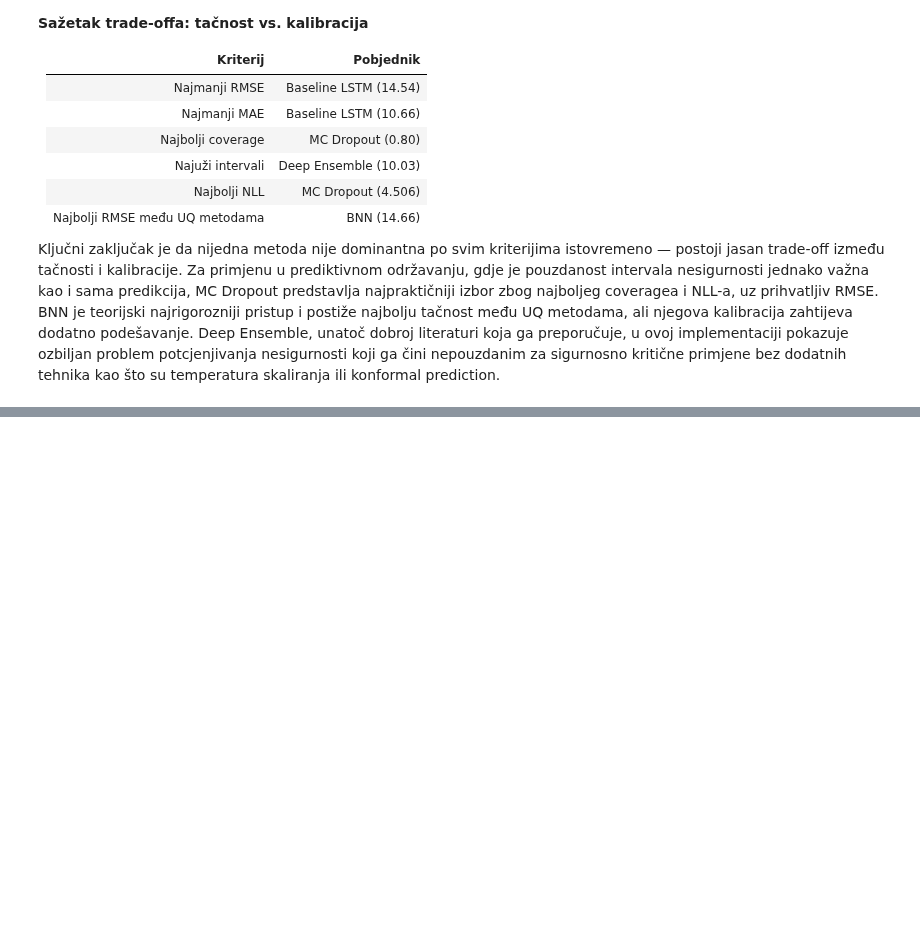
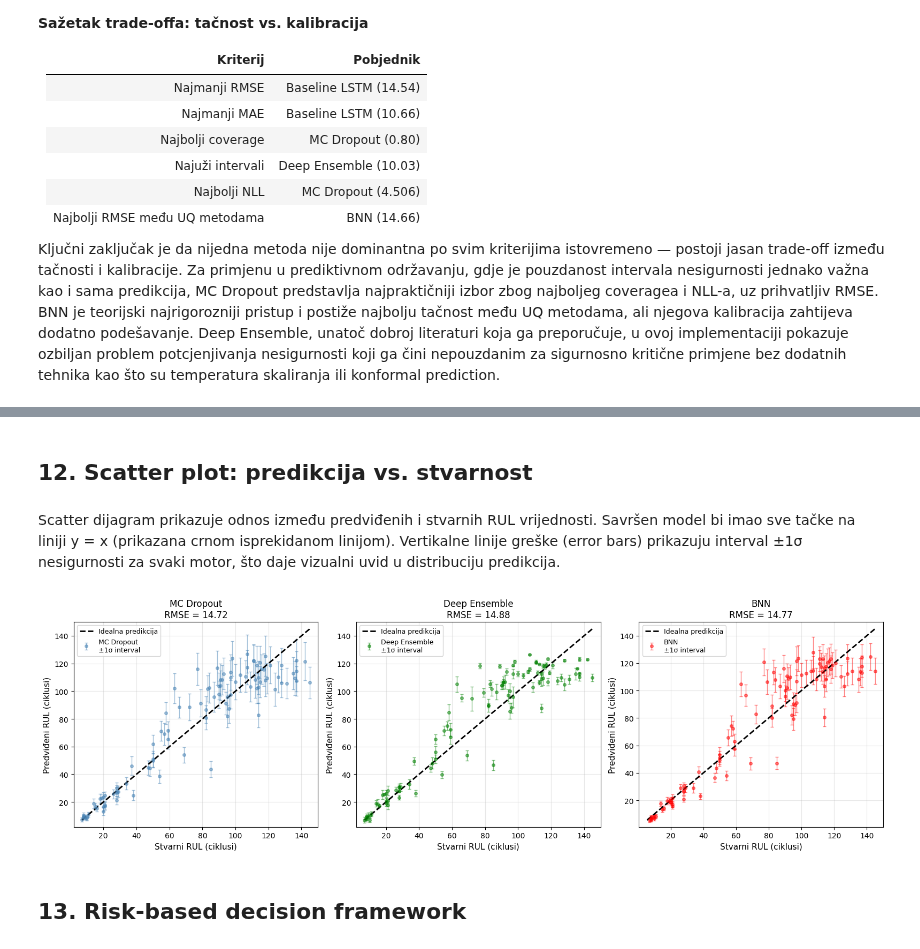
Before and after one commit to mdzafic/uq-predictive-maintenance-framework, a Jupyter notebook: code/Završni_rad_(radni_notebook)_–_Muhamed_Džafić.ipynb, the cells around one changed output, grey strips where cells are left out. Saved outputs shown, nothing was run; the diff lists cells and outputs as text; code cells hidden in the pictures; blank space fills up the shorter version.

```diff
--- a/code/Završni_rad_(radni_notebook)_–_Muhamed_Džafić.ipynb
+++ b/code/Završni_rad_(radni_notebook)_–_Muhamed_Džafić.ipynb
@@ -1180,0 +1467,43 @@ ili konformal prediction.
+# %% [markdown]
+## 12. Scatter plot: predikcija vs. stvarnost
+# %% [markdown]
+Scatter dijagram prikazuje odnos između predviđenih i stvarnih RUL vrijednosti. Savršen model bi imao sve tačke na liniji y = x (prikazana crnom isprekidanom linijom). Vertikalne linije greške (error bars) prikazuju interval ±1σ nesigurnosti za svaki motor, što daje vizualni uvid u distribuciju predikcija.
+# %%
+fig, axes = plt.subplots(1, 3, figsize=(16, 5))
+
+models_scatter = [
+    (mc_mean,  mc_std,  'MC Dropout',    'steelblue'),
+    (ens_mean, ens_std, 'Deep Ensemble', 'green'),
+    (bnn_mean, bnn_std, 'BNN',           'red'),
+]
+
+for ax, (y_mean_s, y_std_s, model_nm, color) in zip(axes, models_scatter):
+    ax.errorbar(y_test, y_mean_s,
+                yerr=y_std_s,
+                fmt='o', color=color,
+                ecolor=color, alpha=0.5,
+                elinewidth=1, capsize=2,
+                markersize=4,
+                label=f'{model_nm}\n±1σ interval')
+
+    # y = x linija
+    min_val = min(y_test.min(), y_mean_s.min())
+    max_val = max(y_test.max(), y_mean_s.max())
+    ax.plot([min_val, max_val], [min_val, max_val],
+            'k--', linewidth=2, label='Idealna predikcija')
+
+    rmse_s = np.sqrt(mean_squared_error(y_test, y_mean_s))
+    ax.set_xlabel('Stvarni RUL (ciklusi)', fontsize=11)
+    ax.set_ylabel('Predviđeni RUL (ciklusi)', fontsize=11)
+    ax.set_title(f'{model_nm}\nRMSE = {rmse_s:.2f}', fontsize=12)
+    ax.legend(fontsize=9)
+    ax.set_xlim(min_val - 5, max_val + 5)
+    ax.set_ylim(min_val - 5, max_val + 5)
+    ax.grid(True, alpha=0.3)
+
+plt.tight_layout()
+plt.show()
+# %% [output]
+[figure, added]
+# %% [markdown]
+## 13. Risk-based decision framework
```
Also changed, not shown: parts of 54 cells of this notebook, 2 other files.
